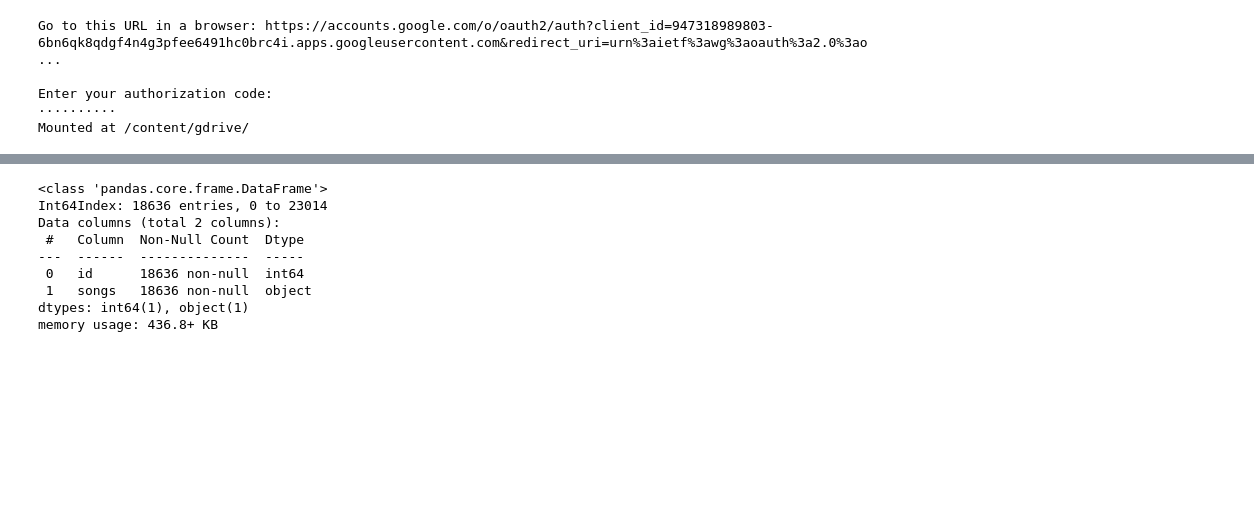
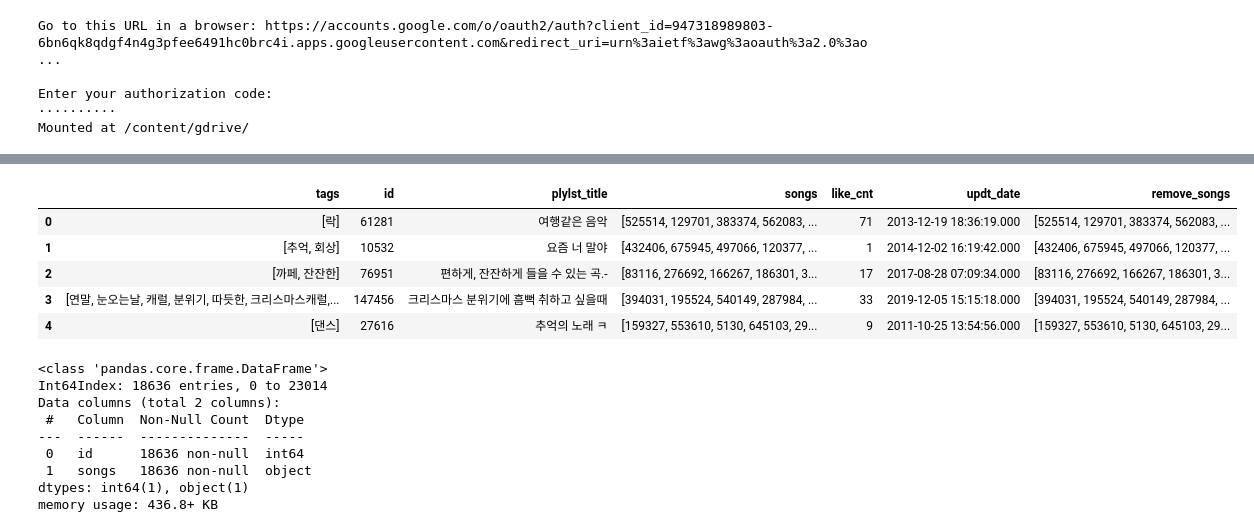
Before and after one commit to slipaway/melonplaylist, a Jupyter notebook: matrix_factorization_model.ipynb, the cells around one changed output, grey strips where cells are left out. Drawn from its saved outputs; the diff is of its cells as text; code cells hidden in the pictures; blank space fills up the shorter version.

```diff
--- a/matrix_factorization_model.ipynb
+++ b/matrix_factorization_model.ipynb
@@ -48,0 +88,39 @@ test=pd.read_json('val.json')
+# %%
+plylst_song_map=train[['id', 'songs']]
+
+#unnest songs
+
+plylst_song_map_unnest=np.dstack(
+    (
+        np.repeat(plylst_song_map.id.values, list(map(len, plylst_song_map.songs))),
+        np.concatenate(plylst_song_map.songs.values)
+    )
+)
+
+#unnested 데이터프레임 생성 : plylst_song_map
+plylst_song_map=pd.DataFrame(data=plylst_song_map_unnest[0], columns=plylst_song_map.columns)
+plylst_song_map['id']=plylst_song_map['id'].astype(str)
+plylst_song_map['songs']=plylst_song_map['songs'].astype(str)
+
+del plylst_song_map_unnest
+
+#플레이리스트에 strange 곡 제거한 후, 수록된 곡의 총 개수(중복 포함)
+
+plylst_song_map_remove=plylst_song_map[np.logical_not(plylst_song_map.songs.isin(strange_songs_list))]
+plylst_song_map_remove.shape
+
+#train set에 새로운 column : remove_songs 생성
+#remove_songs : strange 곡 제거한 후 다시 만든 플레이리스트
+
+plylst_song_group=plylst_song_map_remove.groupby('id')['songs'].apply(list).reset_index(name='remove_songs')
+train['id']=train['id'].astype(str)
+train_remove = pd.merge(train, plylst_song_group)
+
+train_remove.head()
+# %% [output]
+|  | tags | id | plylst_title | songs | like_cnt | updt_date | remove_songs |
+| 0 | [락] | 61281 | 여행같은 음악 | [525514, 129701, 383374, 562083, ... | 71 | 2013-12-19 18:36:19.000 | [525514, 129701, 383374, 562083, ... |
+| 1 | [추억, 회상] | 10532 | 요즘 너 말야 | [432406, 675945, 497066, 120377, ... | 1 | 2014-12-02 16:19:42.000 | [432406, 675945, 497066, 120377, ... |
+| 2 | [까페, 잔잔한] | 76951 | 편하게, 잔잔하게 들을 수 있는 곡.- | [83116, 276692, 166267, 186301, 3... | 17 | 2017-08-28 07:09:34.000 | [83116, 276692, 166267, 186301, 3... |
+| 3 | [연말, 눈오는날, 캐럴, 분위기, 따듯한, 크리스마스캐럴,... | 147456 | 크리스마스 분위기에 흠뻑 취하고 싶을때 | [394031, 195524, 540149, 287984, ... | 33 | 2019-12-05 15:15:18.000 | [394031, 195524, 540149, 287984, ... |
+| 4 | [댄스] | 27616 | 추억의 노래 ㅋ | [159327, 553610, 5130, 645103, 29... | 9 | 2011-10-25 13:54:56.000 | [159327, 553610, 5130, 645103, 29... |
```
Also changed, not shown: parts of 6 cells of this notebook.
